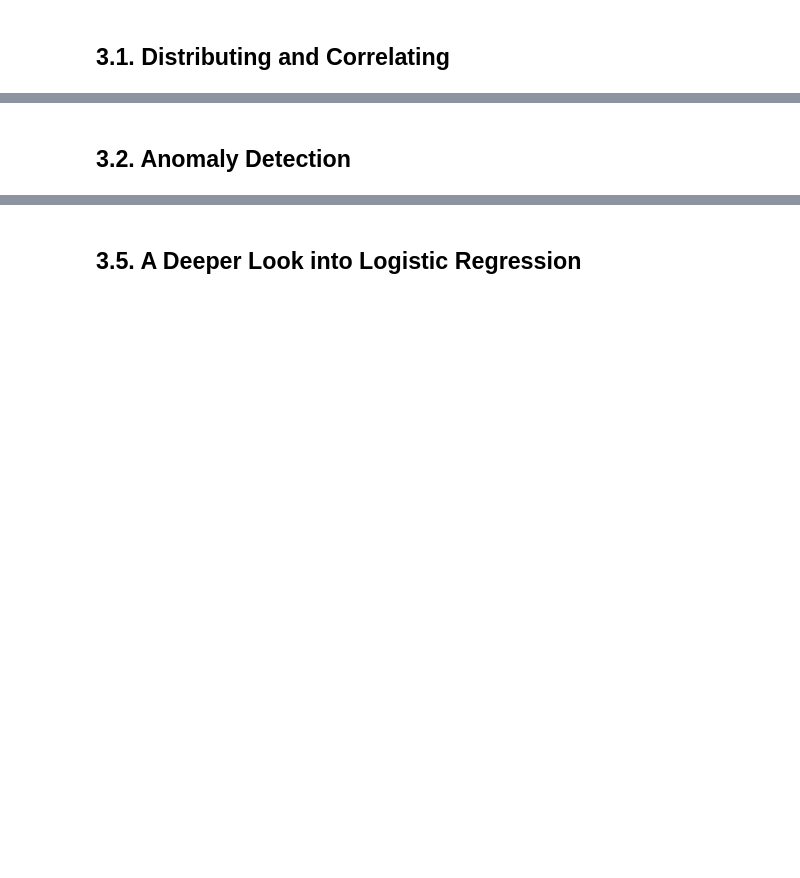
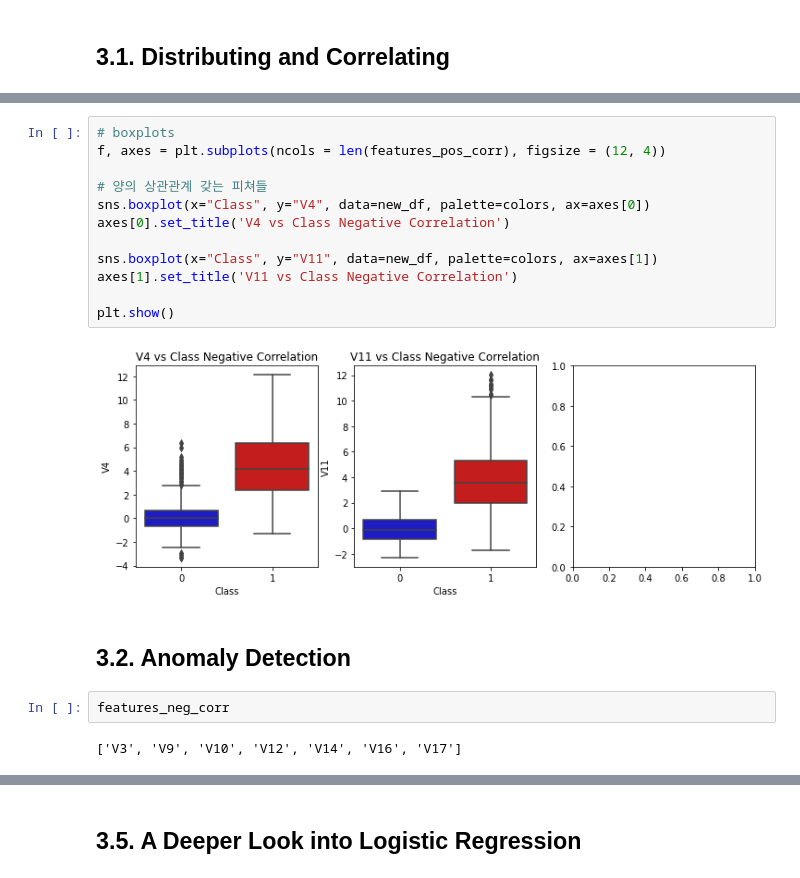
Before and after one commit to codelspak/Struggles, a Jupyter notebook: WK27_case2_Kaggle_ML_Classification_Credit_Card_Fraud_Detection.ipynb, the cells around one changed output, grey strips where cells are left out. Cells and saved outputs as stored; diff of their text form; blank space fills up the shorter version.

```diff
--- a/WK27_case2_Kaggle_ML_Classification_Credit_Card_Fraud_Detection.ipynb
+++ b/WK27_case2_Kaggle_ML_Classification_Credit_Card_Fraud_Detection.ipynb
@@ -243,2 +341,20 @@ Generate indices to split data into training and test set.
+# %%
+# boxplots
+f, axes = plt.subplots(ncols = len(features_pos_corr), figsize = (12, 4))
+
+# 양의 상관관계 갖는 피쳐들
+sns.boxplot(x="Class", y="V4", data=new_df, palette=colors, ax=axes[0])
+axes[0].set_title('V4 vs Class Negative Correlation')
+
+sns.boxplot(x="Class", y="V11", data=new_df, palette=colors, ax=axes[1])
+axes[1].set_title('V11 vs Class Negative Correlation')
+
+plt.show()
+# %% [output]
+[figure, added]
 # %% [markdown]
 ## 3.2. Anomaly Detection
+# %%
+features_neg_corr
+# %% [output]
+['V3', 'V9', 'V10', 'V12', 'V14', 'V16', 'V17']
```
Also changed, not shown: parts of 65 cells of this notebook.
